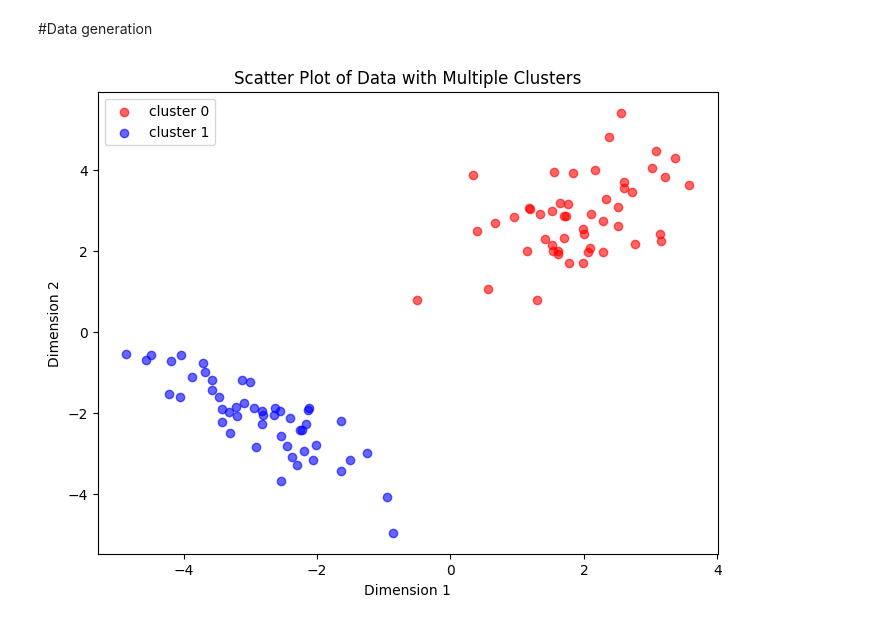
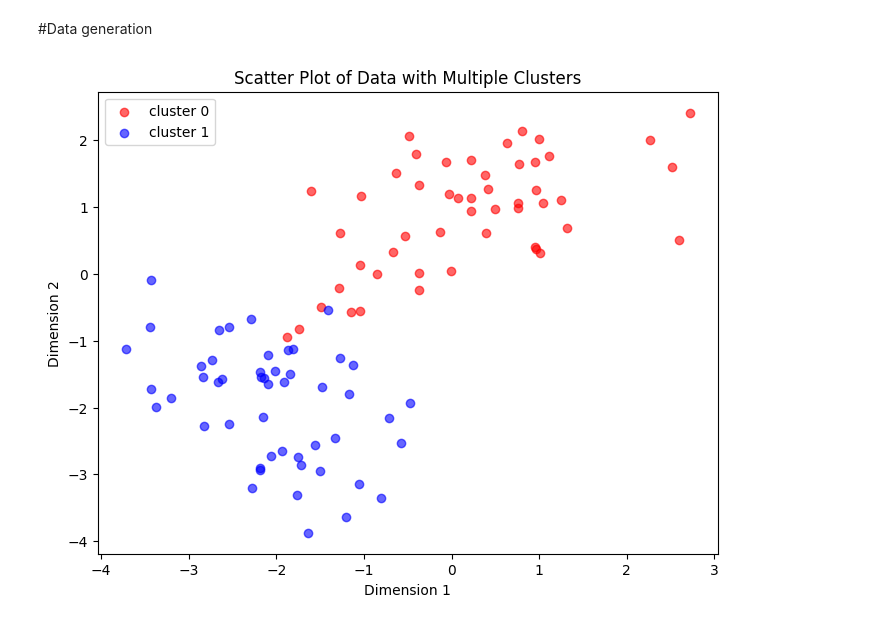
Before and after one commit to ellahas/snn-wp, a Jupyter notebook: SNN_WP_classification.ipynb, the cells around one changed output. Saved outputs shown, nothing was run; the diff lists cells and outputs as text; code cells hidden in the pictures.

```diff
--- a/SNN_WP_classification.ipynb
+++ b/SNN_WP_classification.ipynb
@@ -436,40 +442,40 @@ import torch
 import matplotlib.pyplot as plt
 
 # Parameters for two clusters
-means = [torch.tensor([2.0, 3.0]), torch.tensor([-3.0, -2.0])]  # List of mean vectors
+means = [torch.tensor([0.0, 1.0]), torch.tensor([-2.0, -2.0])]  # List of mean vectors
 covariances = [
     torch.tensor([[1.0, 0.5], [0.5, 1.0]]),  # Covariance matrix for cluster 1
-    torch.tensor([[1.0, -0.9], [-0.9, 1.0]])  # Covariance matrix for cluster 2
+    torch.tensor([[1.0, -0.6], [-0.6, 1.0]])  # Covariance matrix for cluster 2
 ]
 num_samples_per_cluster = 50  # Samples per cluster
 
 # Generate data for each cluster
 labels=[]
 data = []
 for ind, (mean, cov) in enumerate(zip(means, covariances)):
     z = torch.randn(num_samples_per_cluster, len(mean))  # Standard normal samples
     L = torch.linalg.cholesky(cov)  # Cholesky decomposition of covariance matrix
     cluster_data = z @ L.T + mean  # Transform to desired mean and covariance
     data.append(cluster_data)
     labels.append(torch.ones(num_samples_per_cluster)*ind)
 
 #print(len(data[0]))
 # Combine all cluster data
 data = torch.cat(data, dim=0)
 labels = torch.cat(labels, dim=0)
 
 # print(data)
 # print(labels.shape)
 
 
 # Visualize
 plt.figure(figsize=(8, 6))
 plt.scatter(data[:, 0][labels==0], data[:, 1][labels==0], c="r",label="cluster 0", alpha=0.6)
 plt.scatter(data[:, 0][labels==1], data[:, 1][labels==1], c="b",label="cluster 1", alpha=0.6)
 plt.legend()
 plt.xlabel('Dimension 1')
 plt.ylabel('Dimension 2')
 plt.title('Scatter Plot of Data with Multiple Clusters')
 plt.show()
 # %% [output]
-[figure, old version]
+[figure, new version]
```
Also changed, not shown: parts of 13 cells of this notebook.
